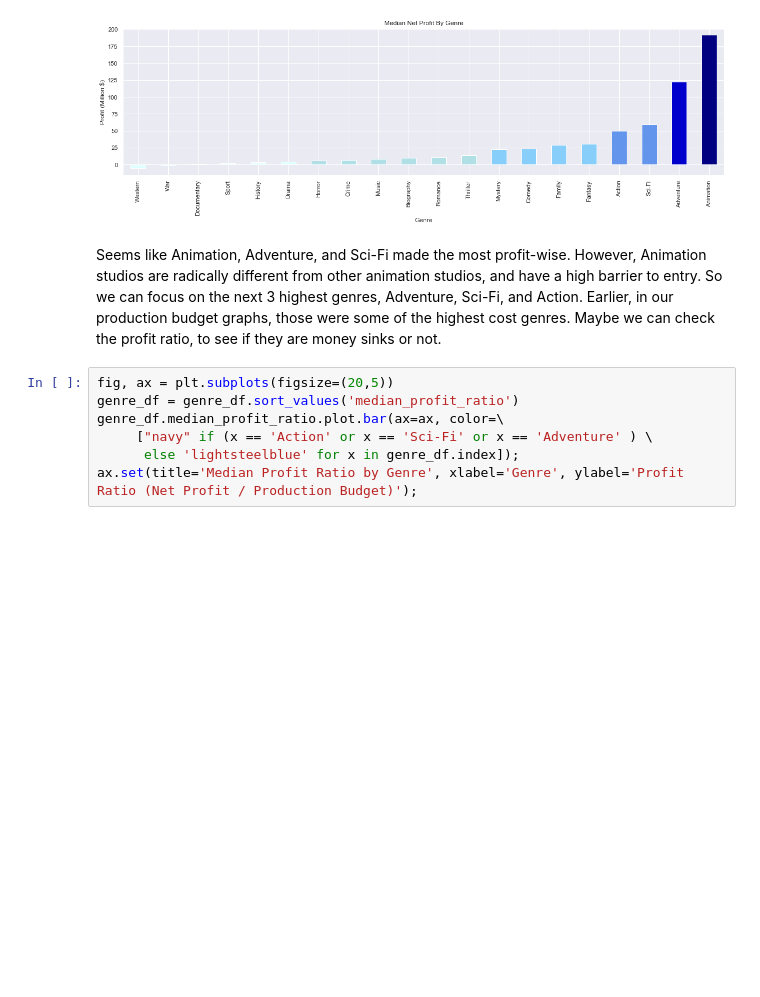
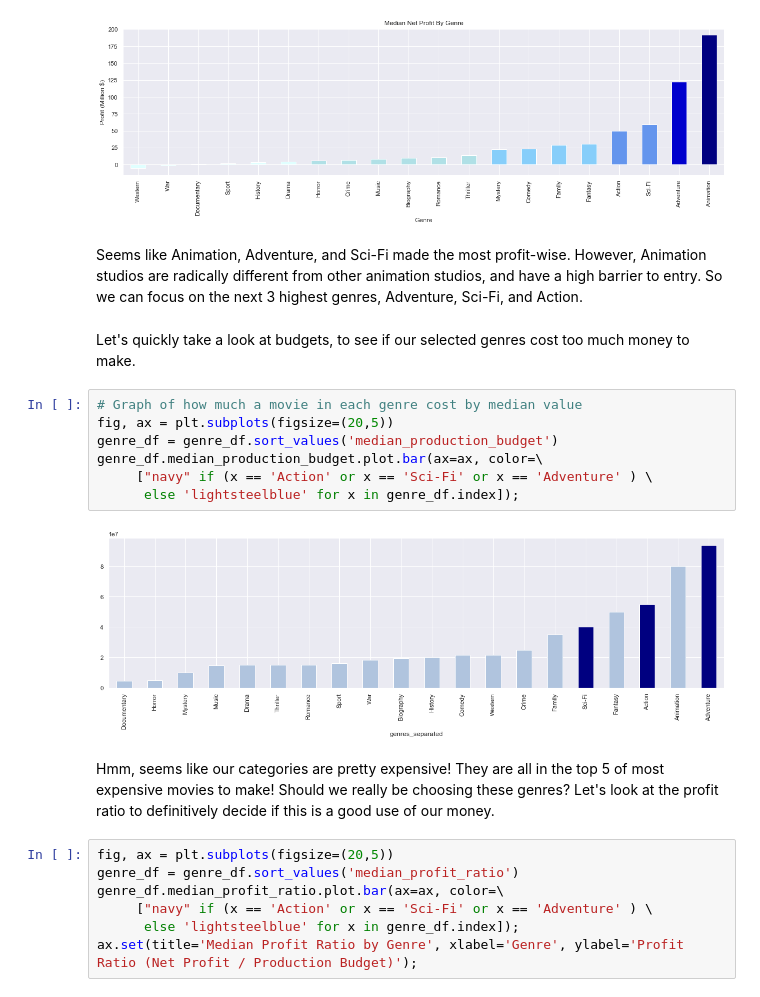
Before and after one commit to doriggs/Semester1Capstone, a Jupyter notebook: student.ipynb, the cells around one changed output. Saved outputs shown, nothing was run; the diff lists cells and outputs as text; blank space fills up the shorter version.

```diff
--- a/student.ipynb
+++ b/student.ipynb
@@ -368,7 +345,20 @@ ax.set(title='Median Net Profit By Genre', xlabel='Genre', ylabel='Profit (Milli
 # %% [output]
 [figure]
 # %% [markdown]
-Seems like Animation, Adventure, and Sci-Fi made the most profit-wise. However, Animation studios are radically different from other animation studios, and have a high barrier to entry. So we can focus on the next 3 highest genres, Adventure, Sci-Fi, and Action. Earlier, in our production budget graphs, those were some of the highest cost genres. Maybe we can check the profit ratio, to see if they are money sinks or not.
+Seems like Animation, Adventure, and Sci-Fi made the most profit-wise. However, Animation studios are radically different from other animation studios, and have a high barrier to entry. So we can focus on the next 3 highest genres, Adventure, Sci-Fi, and Action.
+# %% [markdown]
+Let's quickly take a look at budgets, to see if our selected genres cost too much money to make.
+# %%
+# Graph of how much a movie in each genre cost by median value
+fig, ax = plt.subplots(figsize=(20,5))
+genre_df = genre_df.sort_values('median_production_budget')
+genre_df.median_production_budget.plot.bar(ax=ax, color=\
+     ["navy" if (x == 'Action' or x == 'Sci-Fi' or x == 'Adventure' ) \
+      else 'lightsteelblue' for x in genre_df.index]);
+# %% [output]
+[figure, added]
+# %% [markdown]
+Hmm, seems like our categories are pretty expensive! They are all in the top 5 of most expensive movies to make! Should we really be choosing these genres? Let's look at the profit ratio to definitively decide if this is a good use of our money.
 # %%
 fig, ax = plt.subplots(figsize=(20,5))
 genre_df = genre_df.sort_values('median_profit_ratio')
```
Also changed, not shown: parts of 16 cells of this notebook.
